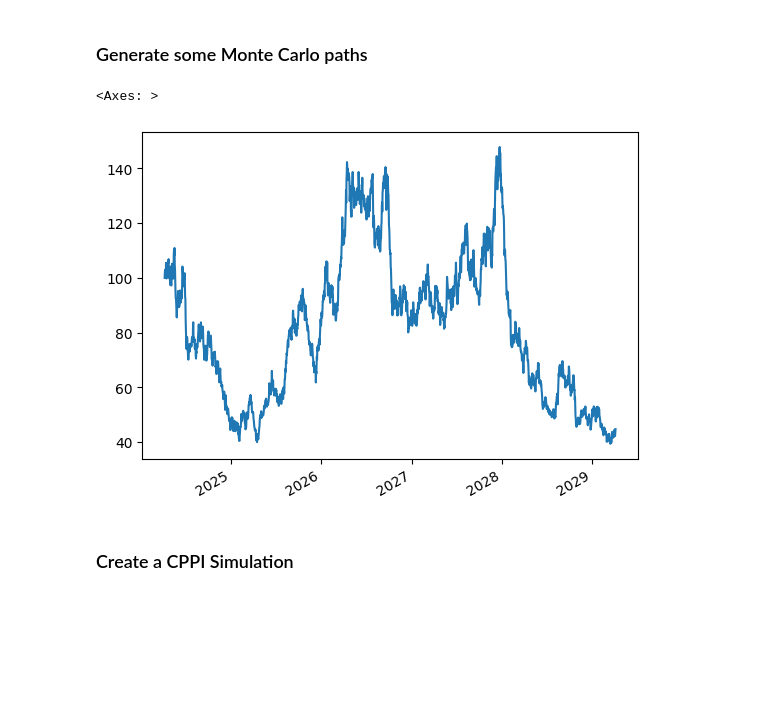
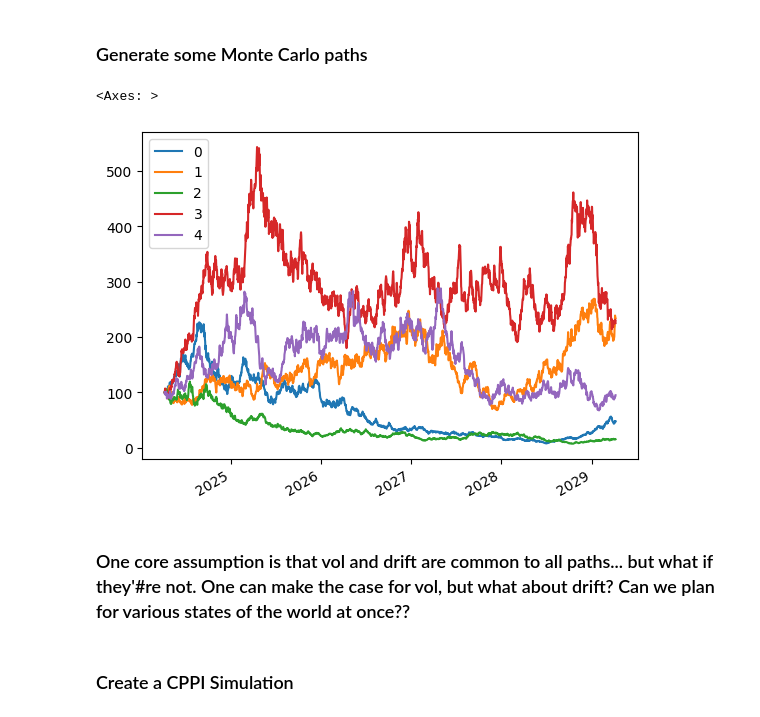
Before and after one commit to PascalLemieux/Backtesting, a Jupyter notebook: notebooks/cppi_basics.ipynb, the cells around one changed output. Drawn from its saved outputs; the diff is of its cells as text; code cells hidden in the pictures; blank space fills up the shorter version.

```diff
--- a/notebooks/cppi_basics.ipynb
+++ b/notebooks/cppi_basics.ipynb
@@ -30,15 +30,23 @@ sample = 1
 # %%
-gbm = GeometricBrownianMotion(volatility=0.5,
-                              drift=0.0,
+mc_paths = 10
+
+maturity = 5.0
+time_intervals = maturity * 365
+
+gbm = GeometricBrownianMotion(volatility=0.60,
+                              drift=0.20,
                               initial_value=100.0,
-                              maturity=5.0,
-                              time_intervals=365*5)
+                              maturity=maturity,
+                              time_intervals=time_intervals,
+                              seed=40)
 gbm.generate(mc_paths)
 df_paths = gbm.to_datetime_index()
+
+df_paths.iloc[:, 0:5].plot()
+# %% [output]
+<Axes: >
+[figure, added]
-# %%
-df_paths.iloc[:, sample].plot()
-# %% [output]
-<Axes: >
-[figure, removed]
+# %% [markdown]
+### One core assumption is that vol and drift are common to all paths... but what if they'#re not. One can make the case for vol, but what about drift? Can we plan for various states of the world at once??
 # %% [markdown]
 ### Create a CPPI Simulation
```
Also changed, not shown: parts of 27 cells of this notebook, 6 other files.
